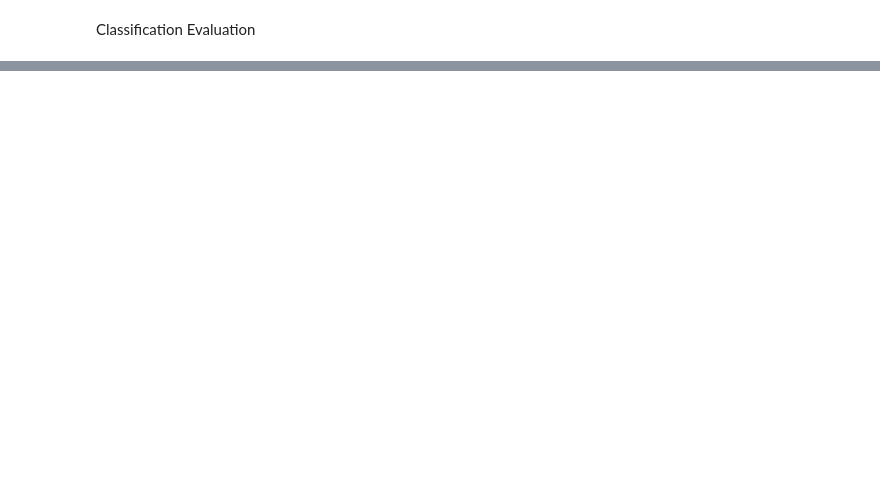
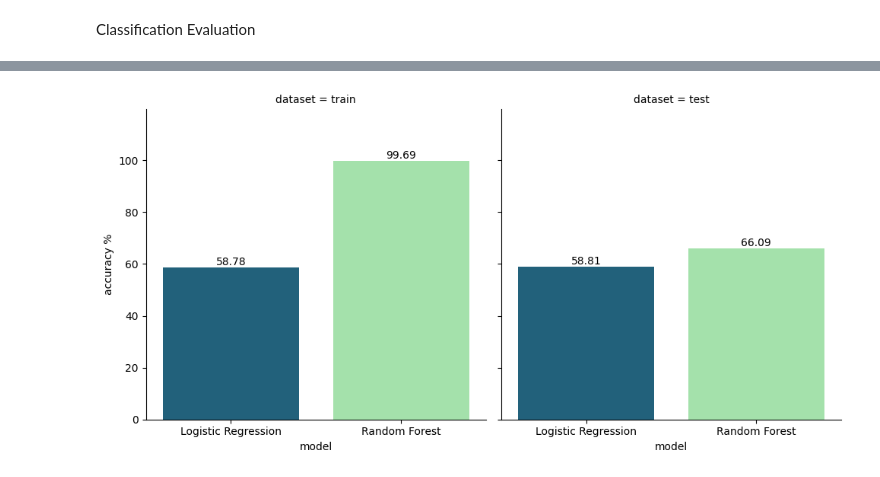
Before and after one commit to maria-clavijo/project_playstore_apps, a Jupyter notebook: notebooks/Rating Prediction.ipynb, the cells around one changed output, grey strips where cells are left out. Saved outputs shown, nothing was run; the diff lists cells and outputs as text; code cells hidden in the pictures; blank space fills up the shorter version.

```diff
--- a/notebooks/Rating Prediction.ipynb
+++ b/notebooks/Rating Prediction.ipynb
@@ -254,0 +334,5 @@ plt.show()
+# %%
+df_metrics_clf.loc['Logistic Regression', 'train'] = model_logistic.score(x_train_scaled, y_train_int)
+df_metrics_clf.loc['Logistic Regression', 'test'] = model_logistic.score(x_test_scaled, y_test_int)
+
+print(df_metrics_clf)
@@ -254,0 +348,6 @@ plt.show()
+# %%
+# Crear una instancia del modelo RandomForestClassifier
+model_rf = RandomForestClassifier()
+
+# Entrenar el modelo RandomForestClassifier con los datos de entrenamiento
+model_rf.fit(x_train_scaled, y_train_int)
@@ -254,0 +356,5 @@ plt.show()
+# %%
+df_metrics_clf.loc['Random Forest', 'train'] = model_rf.score(x_train_scaled, y_train_int)
+df_metrics_clf.loc['Random Forest', 'test'] = model_rf.score(x_test_scaled, y_test_int)
+
+print(df_metrics_clf)
@@ -254,0 +370,4 @@ plt.show()
+# %%
+# Rounding and coverting the accuracies to percentages
+df_metrics_clf['accuracy %'] = df_metrics_clf['accuracy %'].apply(lambda v: round(v*100, ndigits=2))
+df_metrics_clf
@@ -254,0 +381,23 @@ plt.show()
+# %%
+import seaborn as sns
+import matplotlib.pyplot as plt
+
+# Definir colores para cada tipo de clasificación
+colors = {'Blue': '#13678A', 'Green': '#9AEBA3'}
+
+# Obtener los datos
+data = df_metrics_clf.reset_index()
+
+# Crear el gráfico
+g = sns.catplot(col='dataset', data=data, kind='bar', x='model', y='accuracy %', palette=colors.values())
+
+# Añadir anotaciones a las barras
+for ax in g.axes.ravel():
+    for c in ax.containers:
+        ax.bar_label(c, label_type='edge')
+    ax.margins(y=0.2)
+
+
+plt.show()
+# %% [output]
+[figure, added]
```
Also changed, not shown: parts of 19 cells of this notebook.
